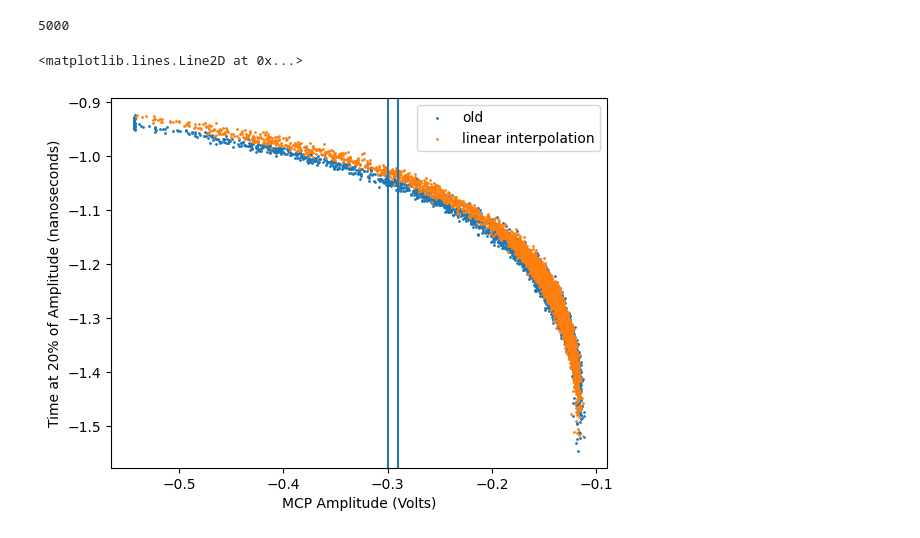
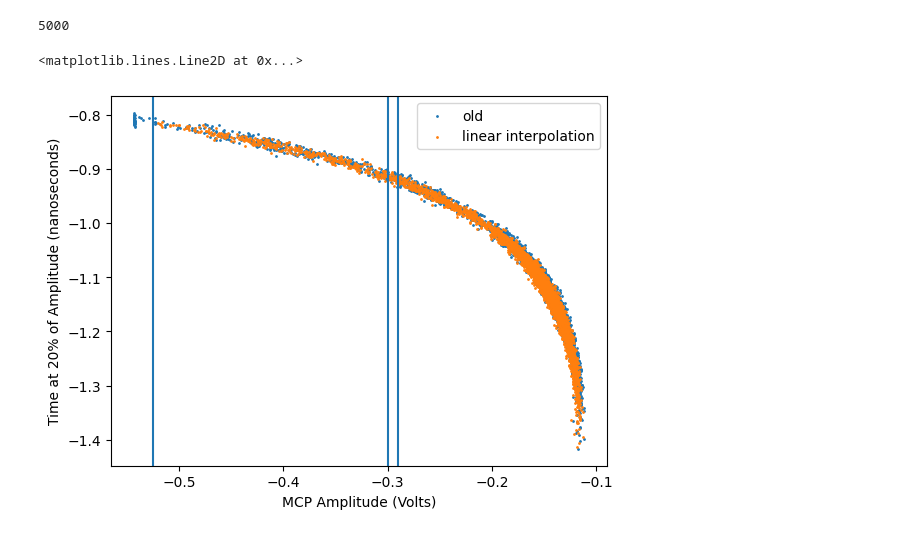
Before and after one commit to leonardolanteri/ETL_TestingDAQ, a Jupyter notebook: notebooks/mcp_manual_fitter_2.ipynb, the cells around one changed output. Drawn from its saved outputs; the diff is of its cells as text; code cells hidden in the pictures.

```diff
--- a/notebooks/mcp_manual_fitter_2.ipynb
+++ b/notebooks/mcp_manual_fitter_2.ipynb
@@ -57,10 +55,9 @@ old_baseline = old.baseline[:,1]/1000
 old_baseline_RMS = old.baseline_RMS[:,1]
 
 mcp_data = lecroy.LecroyReader("/home/users/hswanson13/ETL_TestingDAQ/unit_test/input_data/run_5100/C2--Trace5100.trc")
-nanoseconds = mcp.MCPSignalScaler._center_array(mcp_data.x*1e9)
 
-peak_xs, peak_ys = mcp.MCPSignalScaler._calc_mcp_peaks(nanoseconds, mcp_data.y)
-baselines = mcp.MCPSignalScaler._calc_baselines(nanoseconds, mcp_data.y, peak_xs, peak_ys)
+peak_xs, peak_ys = mcp.MCPSignalScaler._calc_mcp_peaks(mcp_data.x*1e9, mcp_data.y)
+baselines = mcp.MCPSignalScaler._calc_baselines(mcp_data.x*1e9, mcp_data.y, peak_xs, peak_ys)
 
 # Plot histograms
 fig, axs = plt.subplots(1, 1, figsize=(12, 5))
@@ -92,75 +87,91 @@ plt.legend()
 # %%
-def linear_interpolation(x, y, peak_xs, plot_idx=None):
+importlib.reload(mcp)
+importlib.reload(lecroy)
+# def linear_interpolation(x, y, peak_xs, plot_idx=None):
+#     rising_volts_mask = x < peak_xs[:, np.newaxis]
+#     rising_ns = np.where(rising_volts_mask, x, np.NaN)
+#     rising_v = np.where(rising_volts_mask, y, np.NaN)
+
+#     time_of_threshold = []
+#     for i in range(len(rising_ns)):
+#         try:
+#             lin_interp = interpolate.interp1d(rising_v[i], rising_ns[i])
+#             time_of_threshold.append(lin_interp(0.4))
+#             if plot_idx == i:
+#                 mask = rising_ns[i] > -5
+#                 plt.plot(rising_ns[i][mask], rising_v[i][mask], marker='.')
+#                 plt.axvline(lin_interp(0.2), color='red')
+#                 plt.axvspan(lin_interp(0.2)-0.05, lin_interp(0.2)+0.05, facecolor='red', alpha=0.5)
+#                 plt.axhline(0.2, color='black', linestyle='--')
+#                 break
+#         except ValueError:
+#             time_of_threshold.append(0)
+#             print(f"Broken Interpolation! on {i}")
+#             mask = rising_ns[i] > -5
+#             plt.plot(rising_ns[i][mask], rising_v[i][mask], marker='.')
+#             break
+#     return np.array(time_of_threshold)
+
+def linear_interpolation(x, y, peak_xs, threshold=0.4):
     rising_volts_mask = x < peak_xs[:, np.newaxis]
     rising_ns = np.where(rising_volts_mask, x, np.NaN)
     rising_v = np.where(rising_volts_mask, y, np.NaN)
 
-    time_of_threshold = []
-    for i in range(len(rising_ns)):
-        try:
-            lin_interp = interpolate.interp1d(rising_v[i], rising_ns[i])
-            time_of_threshold.append(lin_interp(0.2))
-            if plot_idx == i:
-                mask = rising_ns[i] > -5
-                plt.plot(rising_ns[i][mask], rising_v[i][mask], marker='.')
-                plt.axvline(lin_interp(0.2), color='red')
-                plt.axvspan(lin_interp(0.2)-0.05, lin_interp(0.2)+0.05, facecolor='red', alpha=0.5)
-                plt.axhline(0.2, color='black', linestyle='--')
-                break
-        except ValueError:
-            time_of_threshold.append(0)
-            print(f"Broken Interpolation! on {i}")
-            mask = rising_ns[i] > -5
-            plt.plot(rising_ns[i][mask], rising_v[i][mask], marker='.')
-            break
-    return np.array(time_of_threshold)
+    upper_idx = np.argmax(rising_v > 0.4, axis=1)
+    lower_idx = upper_idx - 1
 
-ref_data = lecroy.LecroyReader("/home/users/hswanson13/ETL_TestingDAQ/unit_test/input_data/run_5100/C3--Trace5100.trc")
+    event_idx = range(len(upper_idx))
+    # NOTE: x is voltages so we can use the formula below and plug in the threshold, too lazy to invert it haha
+    x1, x2 = rising_v[event_idx, lower_idx], rising_v[event_idx, upper_idx]
+    y1, y2 = rising_ns[event_idx, lower_idx], rising_ns[event_idx, upper_idx]
+    return ((y2 - y1)*threshold + x2*y1 - x1*y2) / (x2 - x1)
+
+ref_data = lecroy.LecroyReader("/home/users/hswanson13/ETL_TestingDAQ/unit_test/input_data/run_5100/C1--Trace5100.trc")
 _, chorz = ref_data.segment_times
 
-
-importlib.reload(mcp)
-importlib.reload(lecroy)
 old = uproot.open(
 "/home/users/hswanson13/ETL_TestingDAQ/unit_test/asserted_output/run_5100/run_5100.root")["pulse"].arrays()
 old_lp2 = old.LP2_20[:,1]
+old_lp2 = old.LP2_40[:,1]
 old_amp = -old.amp[:,1]/1000
-old_baseline = old.baseline[:,1]/1000
-old_baseline_RMS = old.baseline_RMS[:,1]
-old_toff = old.timeoffsets[:,1]*1e9
-old_toff = old_toff.to_numpy()
+# old_baseline = old.baseline[:,1]/1000
+# old_baseline_RMS = old.baseline_RMS[:,1]
+# old_toff = old.timeoffsets[:,1]*1e9
+# old_toff = old_toff.to_numpy()
 
 conv_old = uproot.open(
 "/home/users/hswanson13/ETL_TestingDAQ/unit_test/asserted_output/run_5100/converted_run5100.root")["pulse"].arrays()
-# nano_times = conv_old.time[:,0]*1e9
-# nano_times = nano_times.to_numpy()
-
+old_nano_times = conv_old.time[:,0]*1e9
+old_nano_times = old_nano_times.to_numpy()
+old_volts = conv_old.channel[:,1].to_numpy()
+old_toffset = conv_old.timeoffsets[:,1]*1e9
 mcp_data = lecroy.LecroyReader("/home/users/hswanson13/ETL_TestingDAQ/unit_test/input_data/run_5100/C2--Trace5100.trc")
 _, horz_off = mcp_data.segment_times
+
 scaled_s, scaled_v = mcp.MCPSignalScaler.normalize(mcp_data.x*1e9, mcp_data.y)
 peak_xs, peak_ys = mcp.MCPSignalScaler._calc_mcp_peaks(scaled_s, mcp_data.y)
 
 plt.scatter(old_amp, old_lp2*10**9, s=1, label="old")
 
 # # 2. Linear interpolation
-
 toff = (chorz - horz_off)*1e9
-time_L20 = linear_interpolation(scaled_s, scaled_v, peak_xs) #-old_toff[:,np.newaxis]
+time_L20 = linear_interpolation(scaled_s, scaled_v, peak_xs) #+toff
 
 print(len(time_L20))
 # good_fits = (time_L20 != 0) & (time_L20 > -3)
 plt.scatter(peak_ys, time_L20, s=1, label="linear interpolation")
 
 plt.xlabel("MCP Amplitude (Volts)")
 plt.ylabel("Time at 20% of Amplitude (nanoseconds)")
 plt.legend()
 
 plt.axvline(-0.3)
 plt.axvline(-0.29)
+plt.axvline(mcp_data.minVerticalValue)
 # %% [output]
 5000
 <matplotlib.lines.Line2D at 0x...>
-[figure, old version]
+[figure, new version]
 # %%
 # Investigation of large signals
 importlib.reload(mcp)
```
Also changed, not shown: parts of 10 cells of this notebook, 4 other files.
